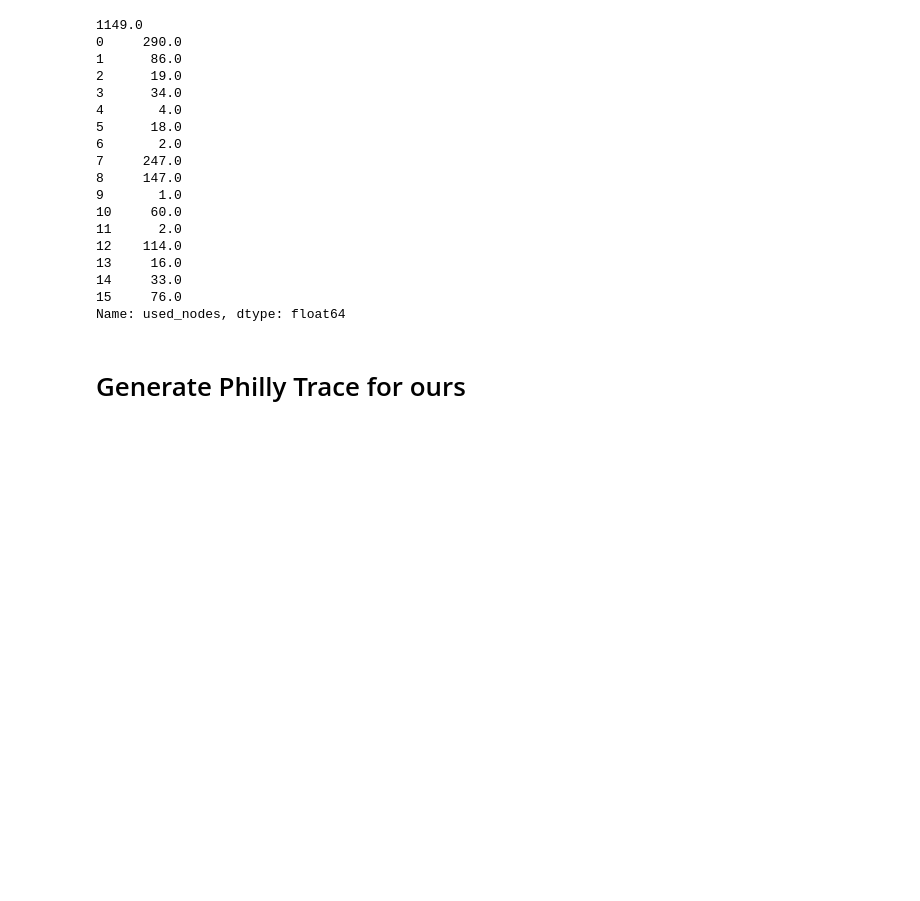
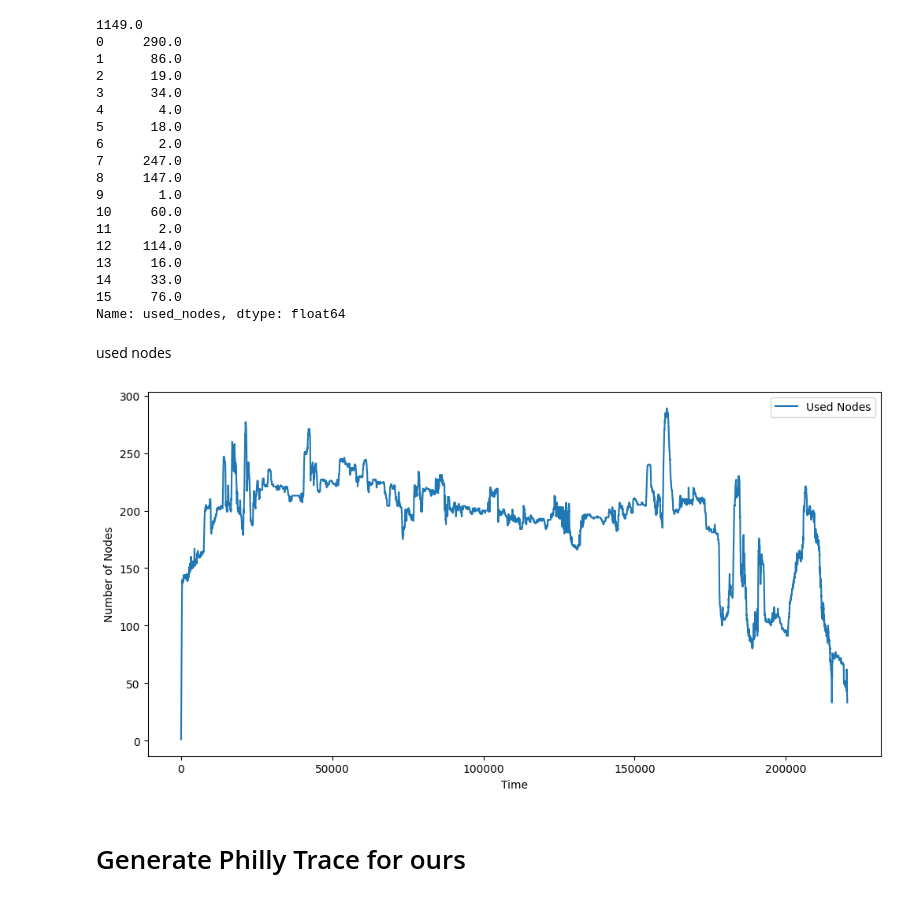
Before and after one commit to grief8/kubernetes-scheduler-simulator, a Jupyter notebook: main.ipynb, the cells around one changed output. Saved outputs shown, nothing was run; the diff lists cells and outputs as text; code cells hidden in the pictures; blank space fills up the shorter version.

```diff
--- a/main.ipynb
+++ b/main.ipynb
@@ -1223,6 +1484,23 @@ print(df['used_nodes'])
 14     33.0
 15     76.0
 Name: used_nodes, dtype: float64
+# %% [markdown]
+used nodes
+# %%
+import pandas as pd
+import matplotlib.pyplot as plt
+
+path = '/home/fabing/projects/kubernetes-scheduler-simulator/experiments/2023_philly/philly/05-BestFit/1.3/42/analysis_allo.csv'
+df = pd.read_csv(path)
+
+plt.figure(figsize=(12, 6))  # Change the numbers to fit your needs
+plt.plot(df.iloc[:, 0], label='Used Nodes')
+plt.legend()
+plt.xlabel('Time')
+plt.ylabel('Number of Nodes')
+plt.show()
+# %% [output]
+[figure, added]
 # %% [markdown]
 # Generate Philly Trace for ours
 # %%
```
Also changed, not shown: parts of 9 cells of this notebook.
